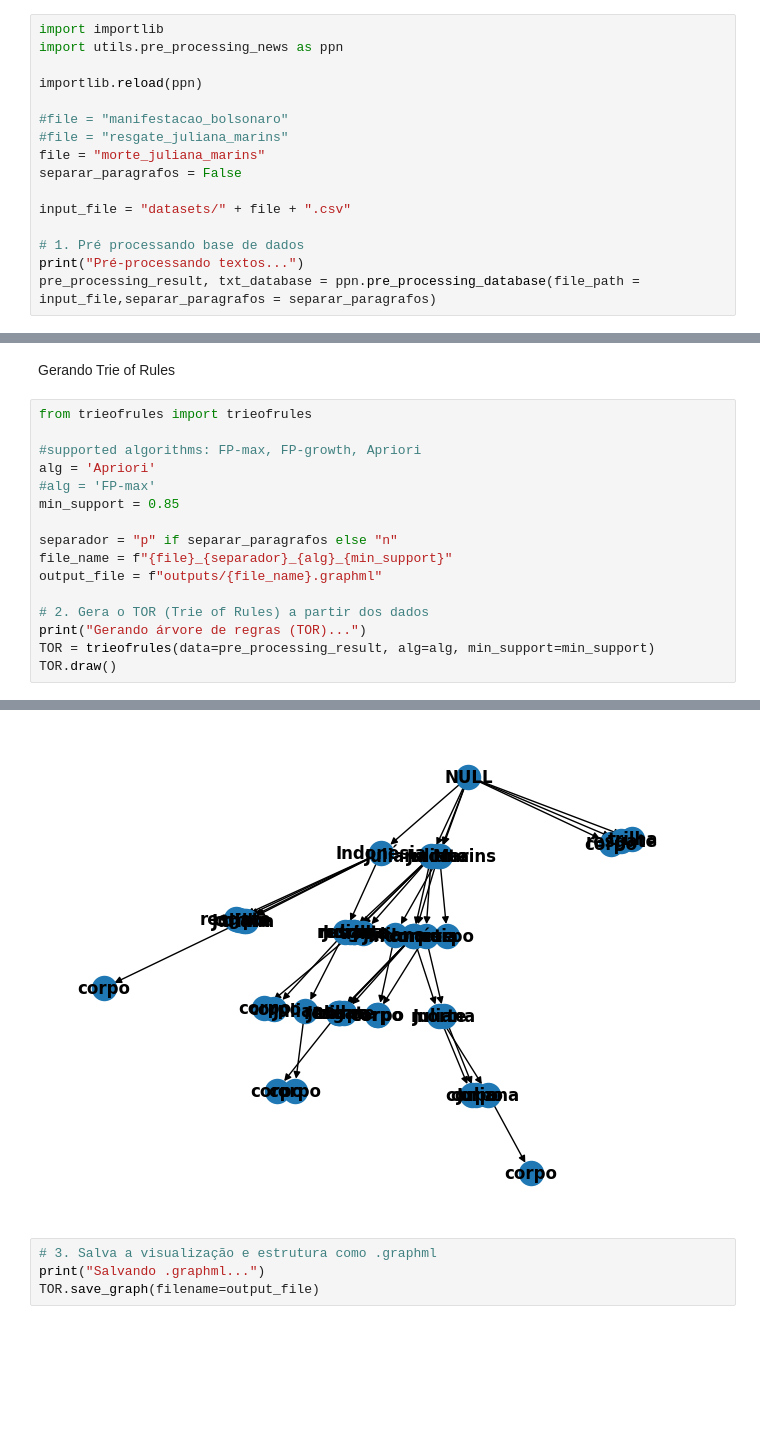
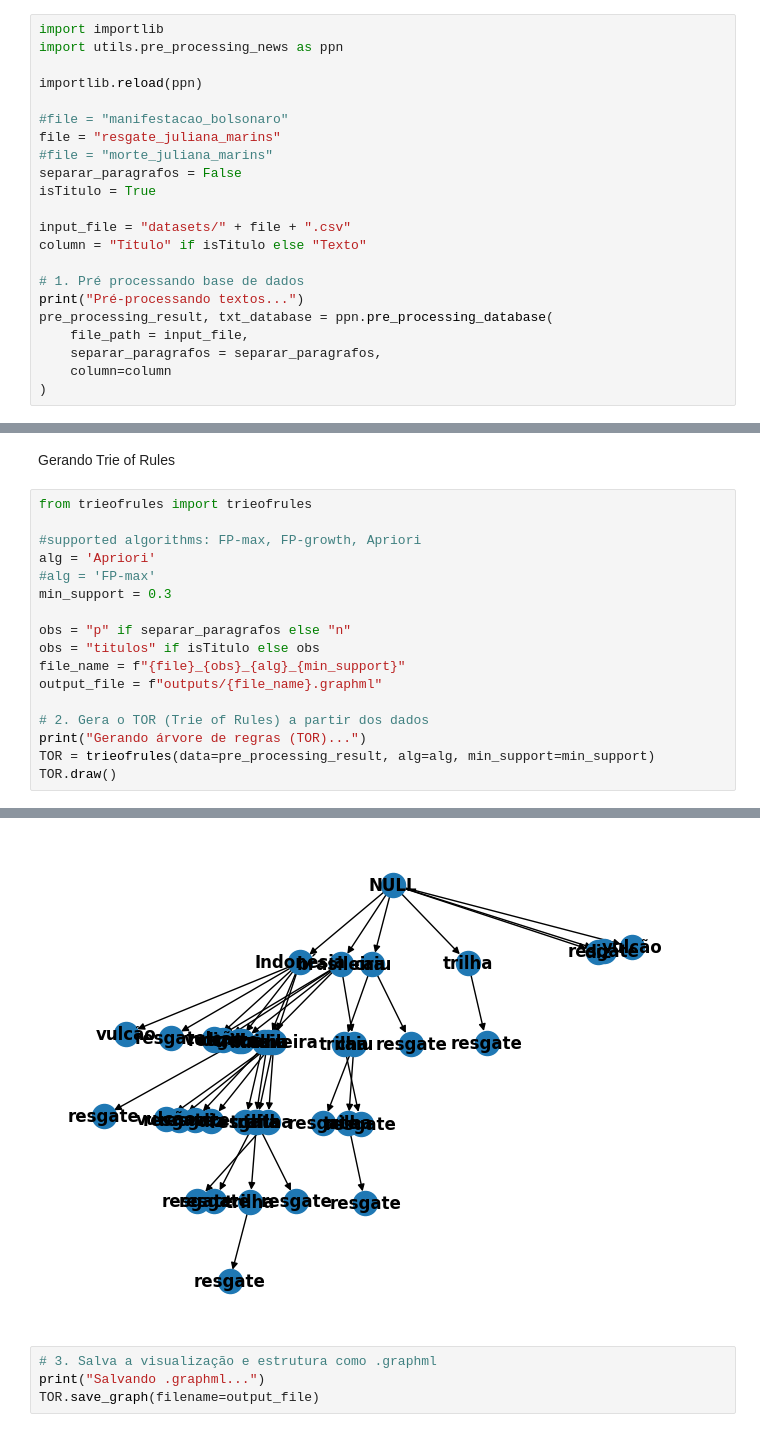
Before and after one commit to luiza-bolonha/Pre-Processing-ToR, a Jupyter notebook: main_news.ipynb, the cells around one changed output, grey strips where cells are left out. Drawn from its saved outputs; the diff is of its cells as text; blank space fills up the shorter version.

```diff
--- a/main_news.ipynb
+++ b/main_news.ipynb
@@ -9,13 +9,19 @@ import utils.pre_processing_news as ppn
 importlib.reload(ppn)
 
 #file = "manifestacao_bolsonaro"
-#file = "resgate_juliana_marins"
-file = "morte_juliana_marins"
+file = "resgate_juliana_marins"
+#file = "morte_juliana_marins"
 separar_paragrafos = False
+isTitulo = True
 
 input_file = "datasets/" + file + ".csv"
+column = "Título" if isTitulo else "Texto"
 
 # 1. Pré processando base de dados
 print("Pré-processando textos...")
-pre_processing_result, txt_database = ppn.pre_processing_database(file_path = input_file,separar_paragrafos = separar_paragrafos)
+pre_processing_result, txt_database = ppn.pre_processing_database(
+    file_path = input_file,
+    separar_paragrafos = separar_paragrafos,
+    column=column
+)
 # %% [output]
@@ -28,22 +34,23 @@ Gerando Trie of Rules
 # %%
 from trieofrules import trieofrules
 
 #supported algorithms: FP-max, FP-growth, Apriori
 alg = 'Apriori'
 #alg = 'FP-max'
-min_support = 0.85
+min_support = 0.3
 
-separador = "p" if separar_paragrafos else "n"
-file_name = f"{file}_{separador}_{alg}_{min_support}"
+obs = "p" if separar_paragrafos else "n"
+obs = "titulos" if isTitulo else obs
+file_name = f"{file}_{obs}_{alg}_{min_support}"
 output_file = f"outputs/{file_name}.graphml"
 
 # 2. Gera o TOR (Trie of Rules) a partir dos dados
 print("Gerando árvore de regras (TOR)...")
 TOR = trieofrules(data=pre_processing_result, alg=alg, min_support=min_support)
 TOR.draw()
 # %% [output]
 Gerando árvore de regras (TOR)...
-[figure, old version]
+[figure, new version]
 # %%
 # 3. Salva a visualização e estrutura como .graphml
 print("Salvando .graphml...")
```
Also changed, not shown: parts of 1 cell of this notebook, 1 other file.
